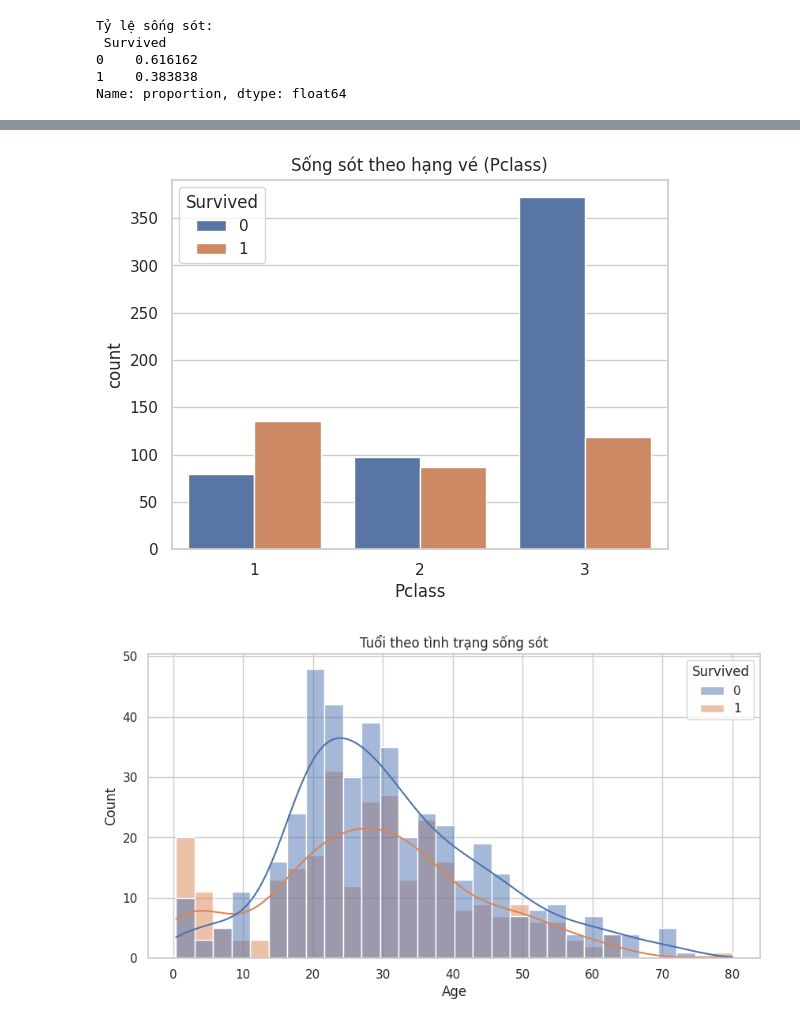
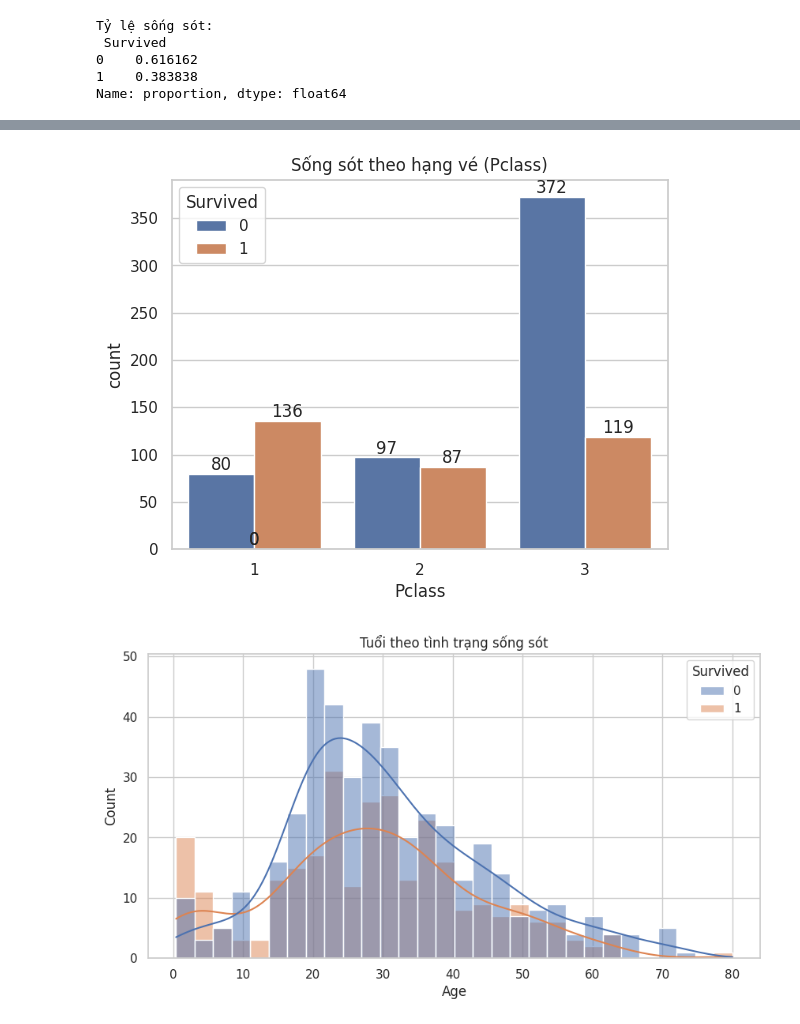
Before and after one commit to thanhvietnguyen/Titanic-ML-project, a Jupyter notebook: notebooks/eda_titanic.ipynb, the cells around one changed output, grey strips where cells are left out. Cells and saved outputs as stored; diff of their text form; code cells hidden in the pictures.

```diff
--- a/notebooks/eda_titanic.ipynb
+++ b/notebooks/eda_titanic.ipynb
@@ -69,7 +73,14 @@ Tỷ lệ sống sót:
 1    0.383838
 Name: proportion, dtype: float64
 # %%
-sns.countplot(x='Survived', data=df)
+ax = sns.countplot(x='Survived', data=df)
+for p in ax.patches:
+    height = p.get_height()
+    ax.annotate(f'{int(height)}',
+                (p.get_x() + p.get_width()/2., height),
+                ha='center', va='bottom',
+                xytext=(0, 0),
+                textcoords='offset points')
 plt.title("Biểu đồ sống sót (0 = Chết, 1 = Sống)")
 plt.show()
 # %% [output]
@@ -77,6 +88,13 @@ plt.show()
 # %%
-# Giới tính
-sns.countplot(x='Sex', hue='Survived', data=df)
+#Giới tính
+ax = sns.countplot(x='Sex', hue='Survived', data=df)
+for p in ax.patches:
+    height = p.get_height()
+    ax.annotate(f'{int(height)}',
+                (p.get_x() + p.get_width()/2., height),
+                ha='center', va='bottom',
+                xytext=(0, 0),
+                textcoords='offset points')
 plt.title("Sống sót theo giới tính")
 plt.show()
 # %% [output]
@@ -84,8 +102,15 @@ plt.show()
 # %%
-# Hạng vé
-sns.countplot(x='Pclass', hue='Survived', data=df)
+#Hạng vé
+ax = sns.countplot(x='Pclass', hue='Survived', data=df)
+for p in ax.patches:
+    height = p.get_height()
+    ax.annotate(f'{int(height)}',
+                (p.get_x() + p.get_width()/2., height),
+                ha='center', va='bottom',
+                xytext=(0, 0),
+                textcoords='offset points')
 plt.title("Sống sót theo hạng vé (Pclass)")
 plt.show()
 # %% [output]
-[figure, old version]
+[figure, new version]
 # %%
```
Also changed, not shown: parts of 13 cells of this notebook.
